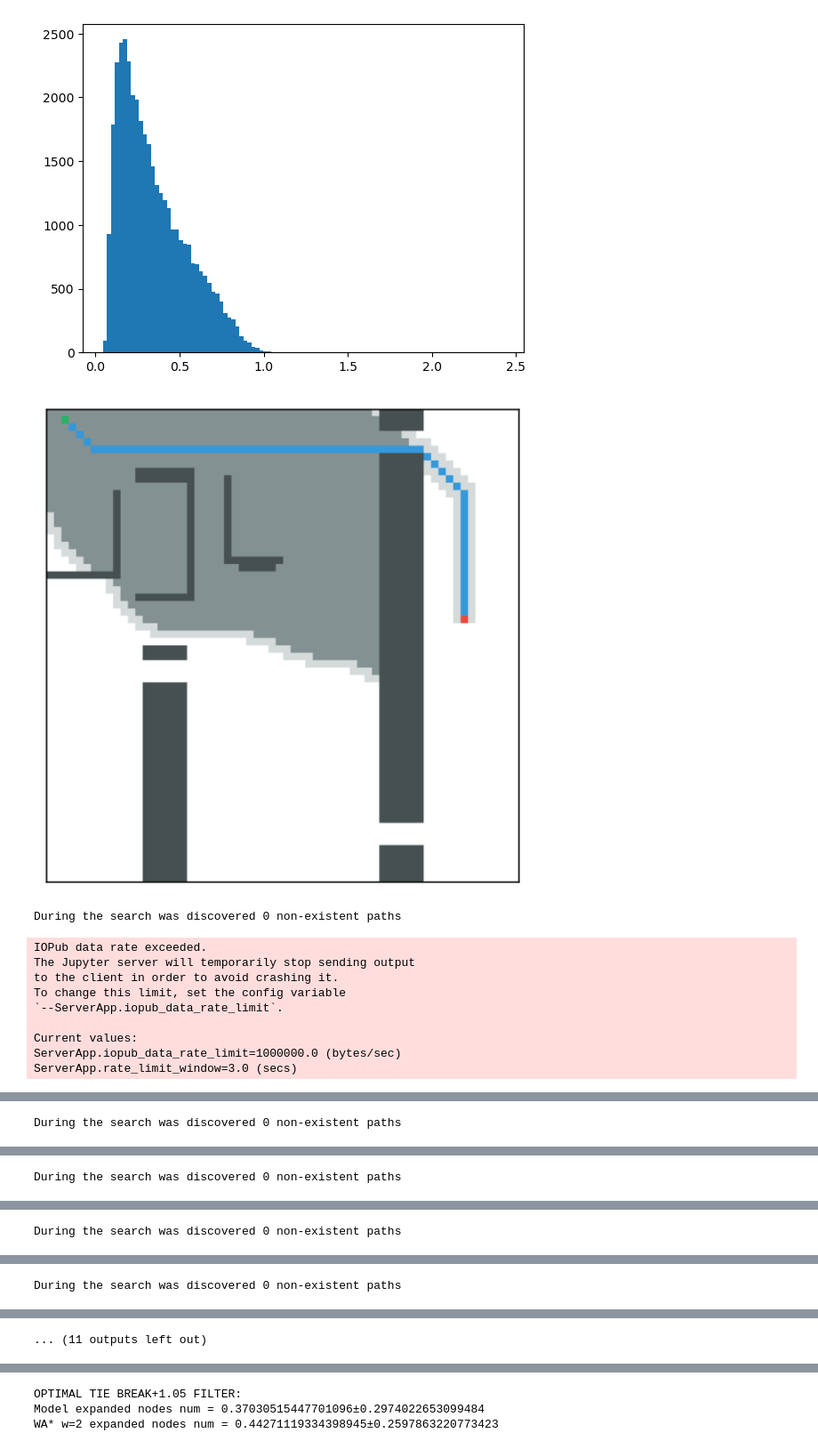
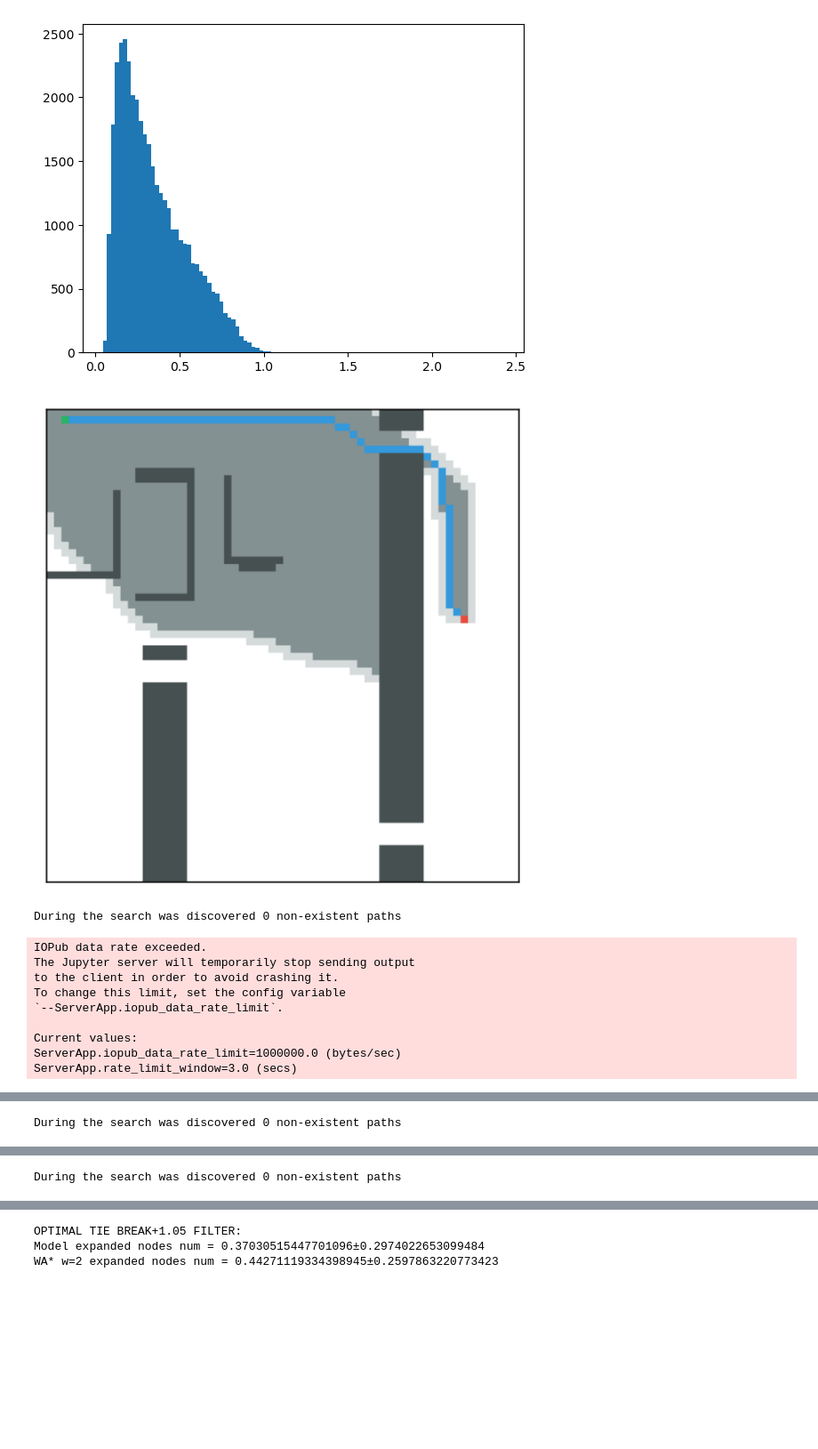
Before and after one commit to DrozdovDan/TransPath_Adaptation, a Jupyter notebook: analysis/testing.ipynb, the cells around one changed output, grey strips where cells are left out. Shown: that part at 89% size. Saved outputs shown, nothing was run; the diff lists cells and outputs as text; code cells hidden in the pictures; blank space fills up the shorter version.

```diff
--- a/analysis/testing.ipynb
+++ b/analysis/testing.ipynb
@@ -108,9 +108,9 @@ plt.show()
 # %%
 cells, starts, goals, cfs = data_from_dir('../TransPath_data/test', cfs_filename='cf_predictions.npy')
 
-res = contain_ratios(cells, starts, goals, ws=[1.01, 1.05, 1.1, 1.25, 2, 3, 4, 5, 10], cfs=cfs, node_type='optimal', threshold=1.05, verbose=2)
+res = contain_ratios(cells, starts, goals, ws=[2], cfs=cfs, node_type='article', threshold=1.05, verbose=2)
 # %% [output]
-[figure, old version]
+[figure, new version]
 During the search was discovered 0 non-existent paths
 IOPub data rate exceeded.
 The Jupyter server will temporarily stop sending output
@@ -129 +127,0 @@ During the search was discovered 0 non-existent paths
-During the search was discovered 0 non-existent paths
@@ -131 +127,0 @@ During the search was discovered 0 non-existent paths
-During the search was discovered 0 non-existent paths
@@ -133 +127,0 @@ During the search was discovered 0 non-existent paths
-... (11 outputs left out)
```
Also changed, not shown: parts of 3 cells of this notebook, 4 other files.
